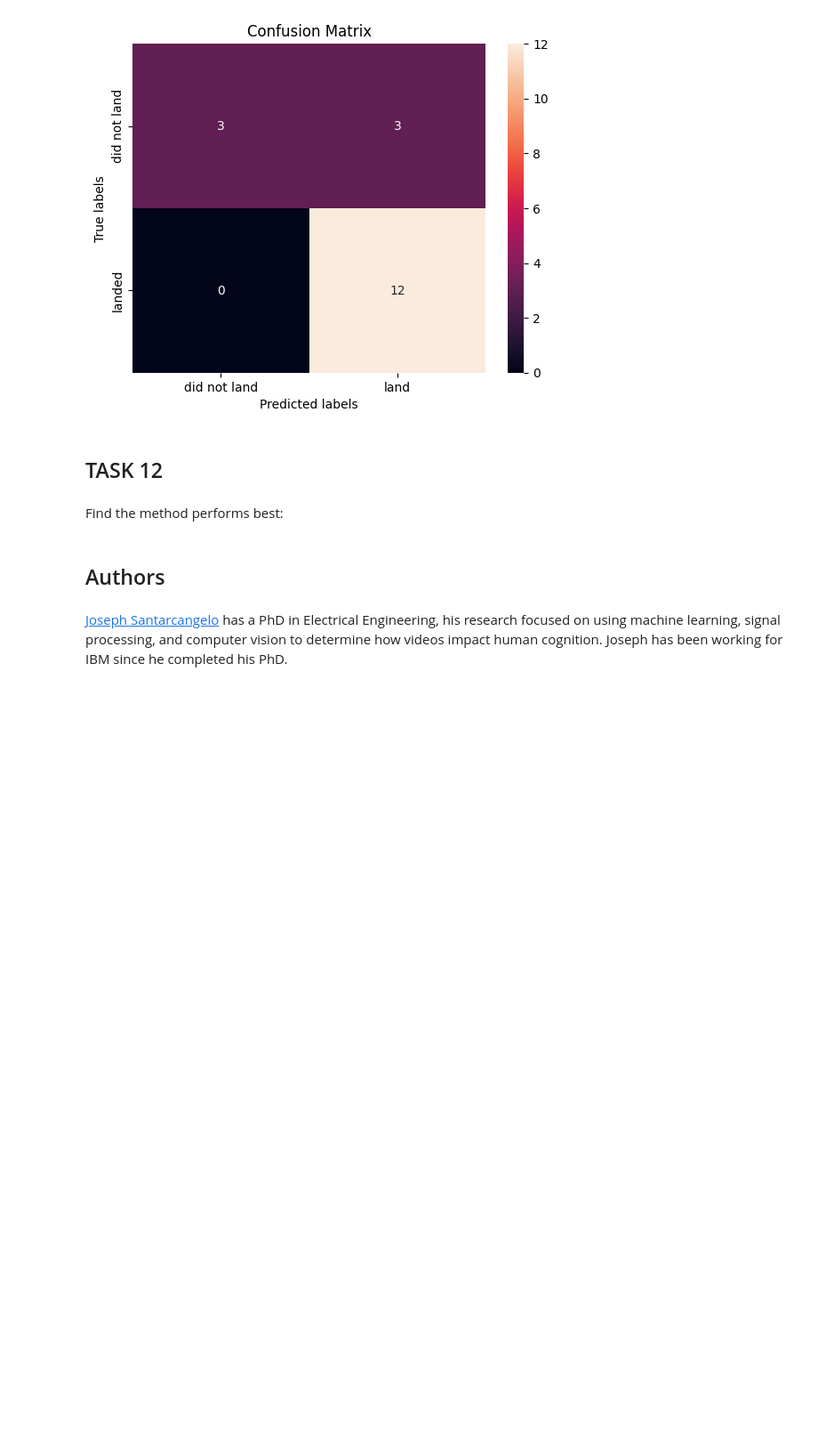
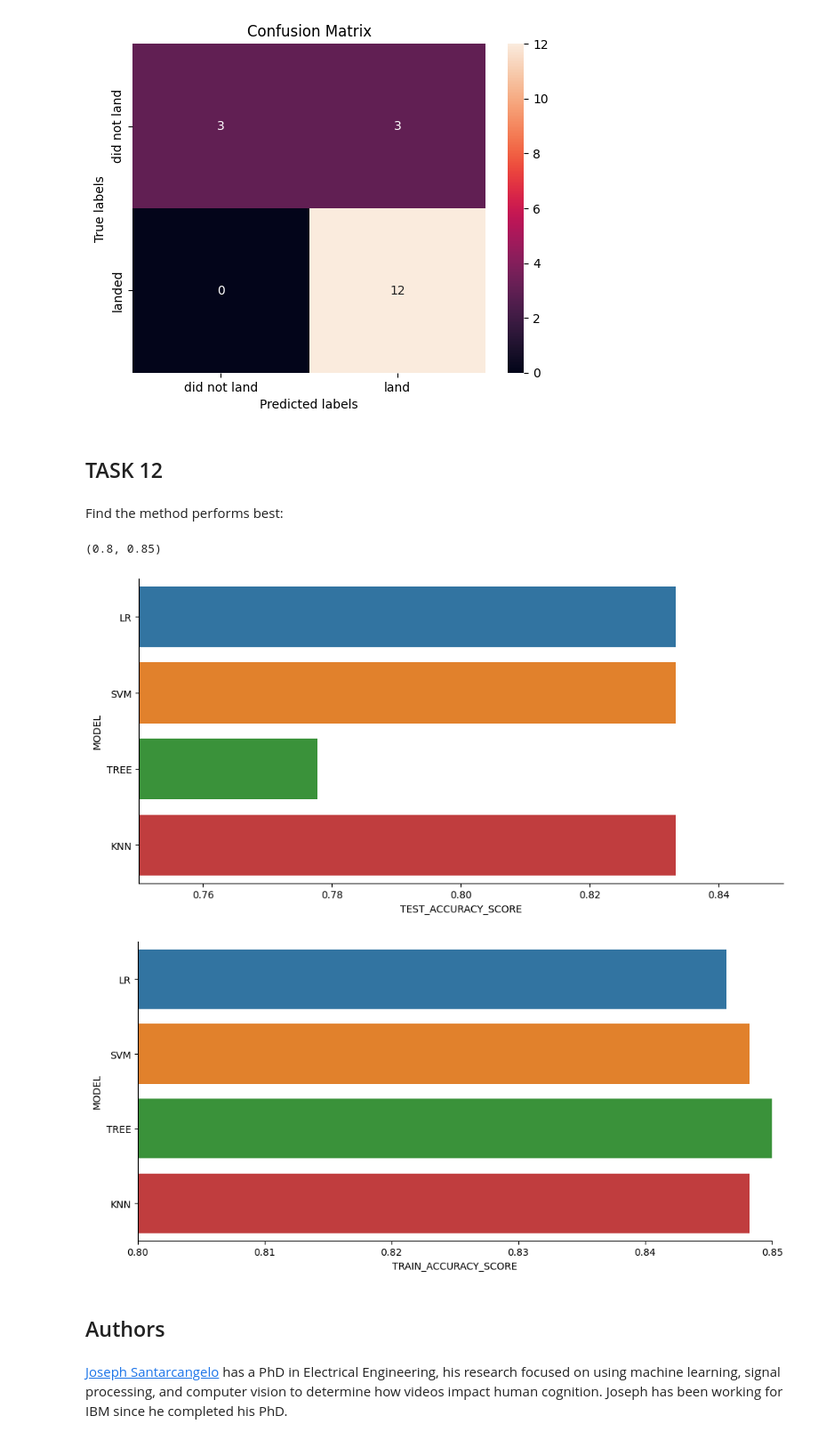
Before and after one commit to Valkrom117/Data_Science_Capstone, a Jupyter notebook: SpaceX_Machine Learning Prediction_Part_5.ipynb, the cells around one changed output. Shown at 89% size. Saved outputs shown, nothing was run; the diff lists cells and outputs as text; code cells hidden in the pictures; blank space fills up the shorter version.

```diff
--- a/SpaceX_Machine Learning Prediction_Part_5.ipynb
+++ b/SpaceX_Machine Learning Prediction_Part_5.ipynb
@@ -319,6 +346,22 @@ plot_confusion_matrix(Y_test,yhat)
 ## TASK  12
 # %% [markdown]
 Find the method performs best:
+# %%
+Report = pd.DataFrame(data= [['LR',lr_accuracy_score,logreg_cv.best_score_],
+                            ['SVM',svm_accuracy_score, svm_cv.best_score_],
+                            ['TREE',tree_accuracy_score,tree_cv.best_score_],
+                            ['KNN', knn_accuracy_score,knn_cv.best_score_]],
+                            columns=['MODEL','TEST_ACCURACY_SCORE','TRAIN_ACCURACY_SCORE'])
+Report
+
+sns.catplot(data=Report,x=('TEST_ACCURACY_SCORE'),y='MODEL', kind='bar', aspect=2)
+plt.xlim(0.75,0.85)
+sns.catplot(data=Report,x=('TRAIN_ACCURACY_SCORE'),y='MODEL', kind='bar', aspect=2)
+plt.xlim(0.8,0.85)
+# %% [output]
+(0.8, 0.85)
+[figure, added]
+[figure, added]
 # %% [markdown]
 ## Authors
 # %% [markdown]
```
Also changed, not shown: parts of 11 cells of this notebook.
